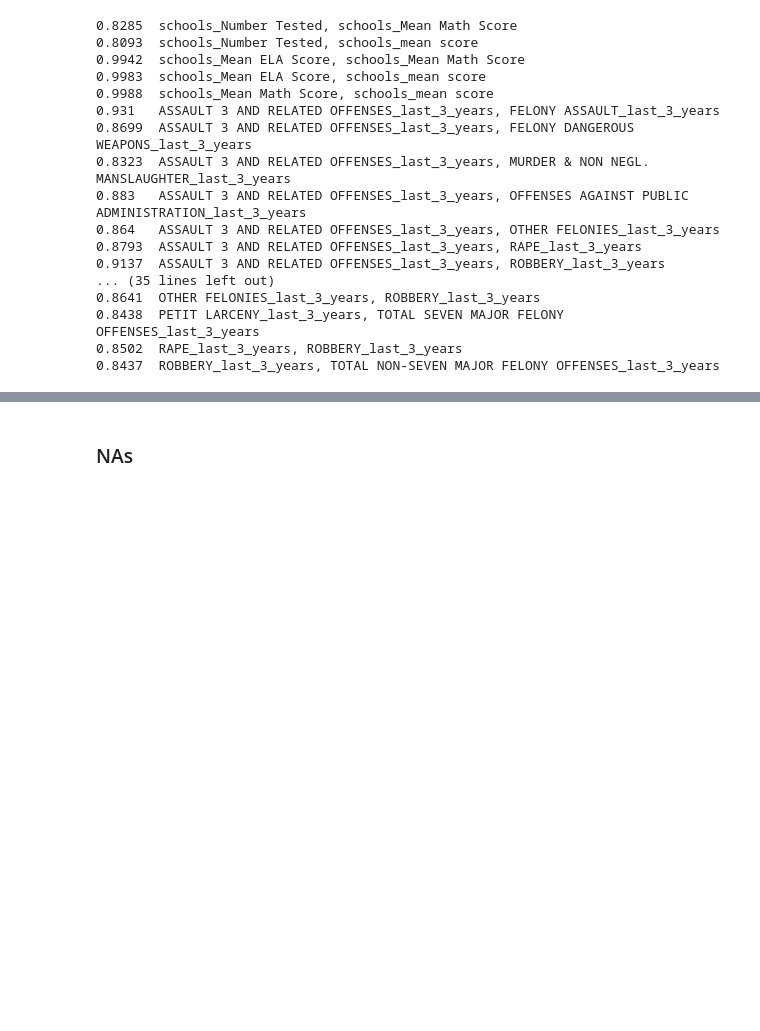
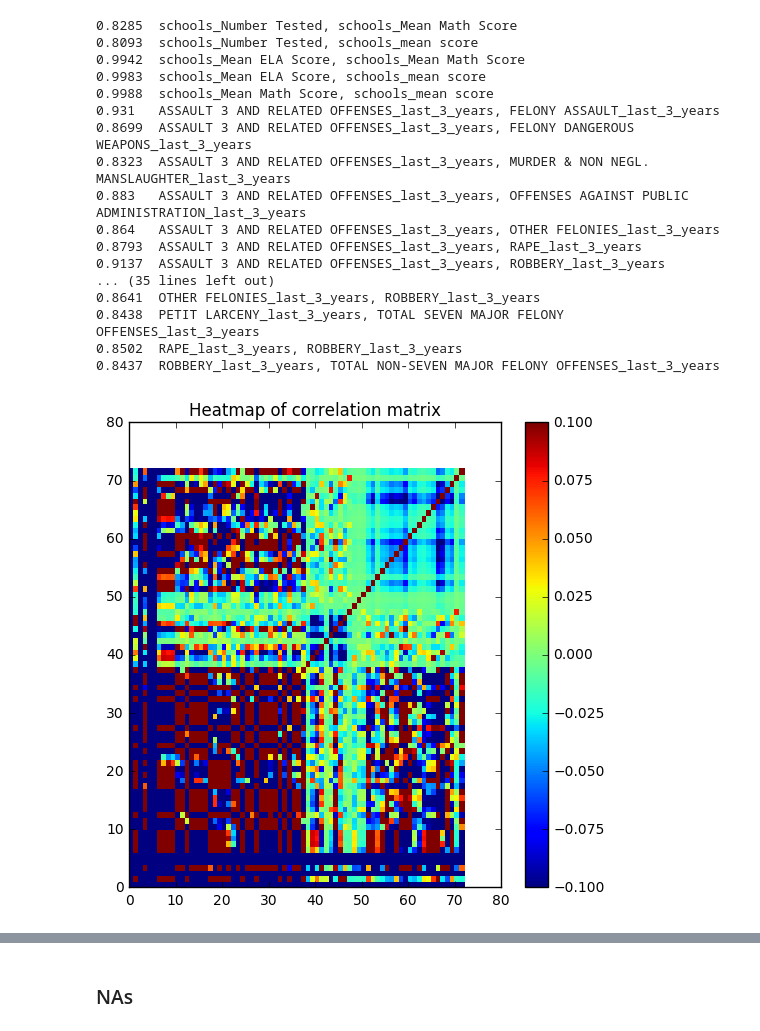
Before and after one commit to nbeebewang/housing_prices, a Jupyter notebook: zillow_correlations.ipynb, the cells around one changed output, grey strips where cells are left out. Drawn from its saved outputs; the diff is of its cells as text; code cells hidden in the pictures; blank space fills up the shorter version.

```diff
--- a/zillow_correlations.ipynb
+++ b/zillow_correlations.ipynb
@@ -111,15 +112,18 @@ for i in range(len(correlated_predictors)):
 0.8502  RAPE_last_3_years, ROBBERY_last_3_years
 0.8437  ROBBERY_last_3_years, TOTAL NON-SEVEN MAJOR FELONY OFFENSES_last_3_years
 # %%
+schools = ['schools_Number Tested', 'schools_Mean Math Score', 'schools_Mean ELA Score']
+
 # Compute matrix of correlation coefficients
-corr_matrix = np.corrcoef(data[correlated_predictors])
-
+corr_matrix = np.corrcoef(data[correlated_predictors].T)
 # Display heat map
 plt.subplots(1, 1, figsize=(6, 6))
 
 plt.pcolor(corr_matrix)
 
 plt.title('Heatmap of correlation matrix')
 plt.colorbar()
 
 plt.show()
+# %% [output]
+[figure, added]
```
Also changed, not shown: parts of 3 cells of this notebook, 2 other files.
